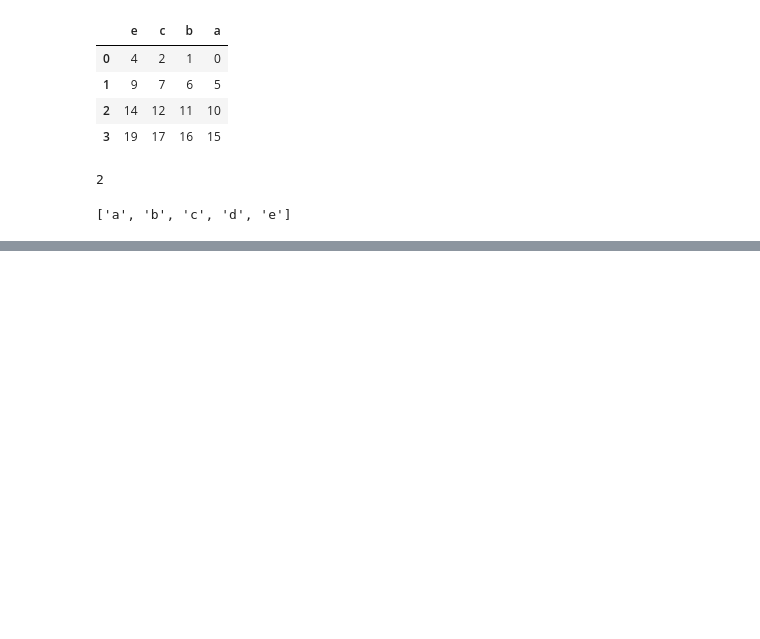
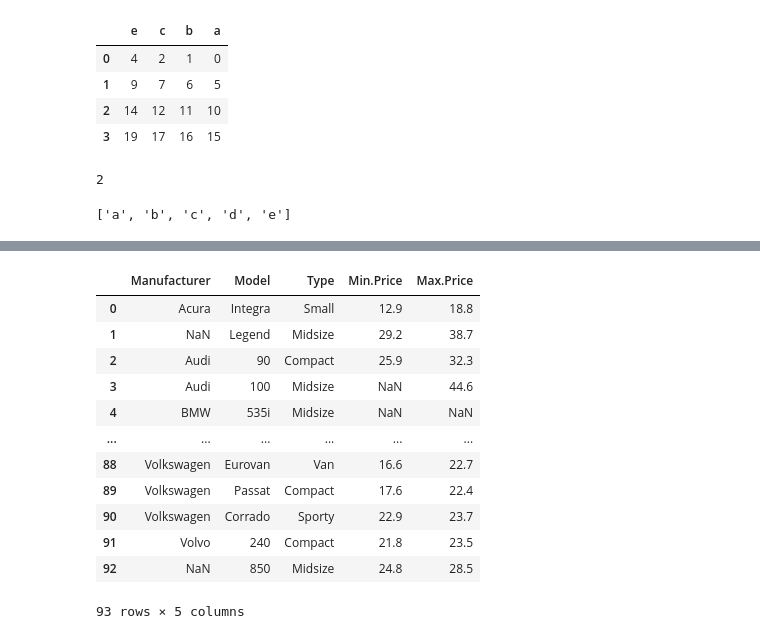
Before and after one commit to rushielevates/ML-DL-practice, a Jupyter notebook: Pandas.ipynb, the cells around one changed output, grey strips where cells are left out. Drawn from its saved outputs; the diff is of its cells as text; code cells hidden in the pictures; blank space fills up the shorter version.

```diff
--- a/Pandas.ipynb
+++ b/Pandas.ipynb
@@ -1929,0 +1987,20 @@ def switch_columns(df,col1=None,col2=None):
+# %%
+import numpy as np
+import pandas as pd
+df = pd.read_csv('https://raw.githubusercontent.com/selva86/datasets/master/Cars93_miss.csv', usecols=[0,1,2,3,5])
+# %%
+df
+# %% [output]
+|  | Manufacturer | Model | Type | Min.Price | Max.Price |
+| 0 | Acura | Integra | Small | 12.9 | 18.8 |
+| 1 | NaN | Legend | Midsize | 29.2 | 38.7 |
+| 2 | Audi | 90 | Compact | 25.9 | 32.3 |
+| 3 | Audi | 100 | Midsize | NaN | 44.6 |
+| 4 | BMW | 535i | Midsize | NaN | NaN |
+| ... | ... | ... | ... | ... | ... |
+| 88 | Volkswagen | Eurovan | Van | 16.6 | 22.7 |
+| 89 | Volkswagen | Passat | Compact | 17.6 | 22.4 |
+| 90 | Volkswagen | Corrado | Sporty | 22.9 | 23.7 |
+| 91 | Volvo | 240 | Compact | 21.8 | 23.5 |
+| 92 | NaN | 850 | Midsize | 24.8 | 28.5 |
+93 rows × 5 columns
```
Also changed, not shown: parts of 67 cells of this notebook.
